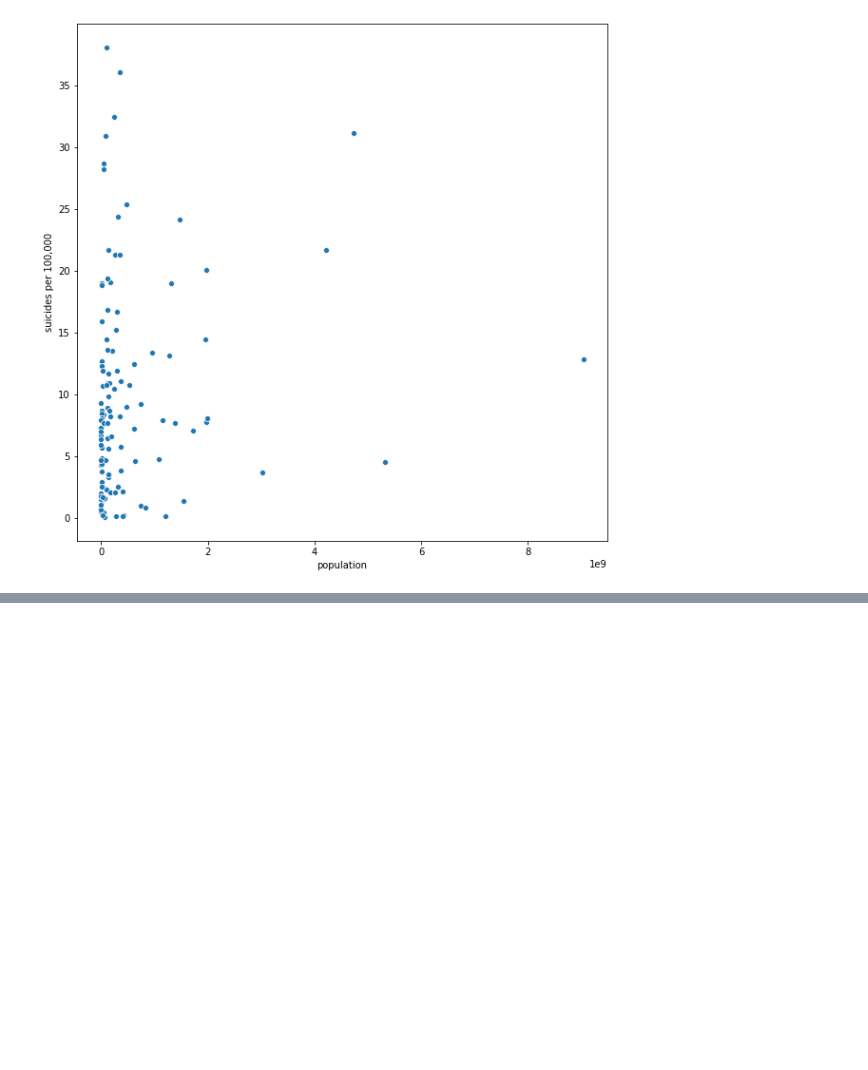
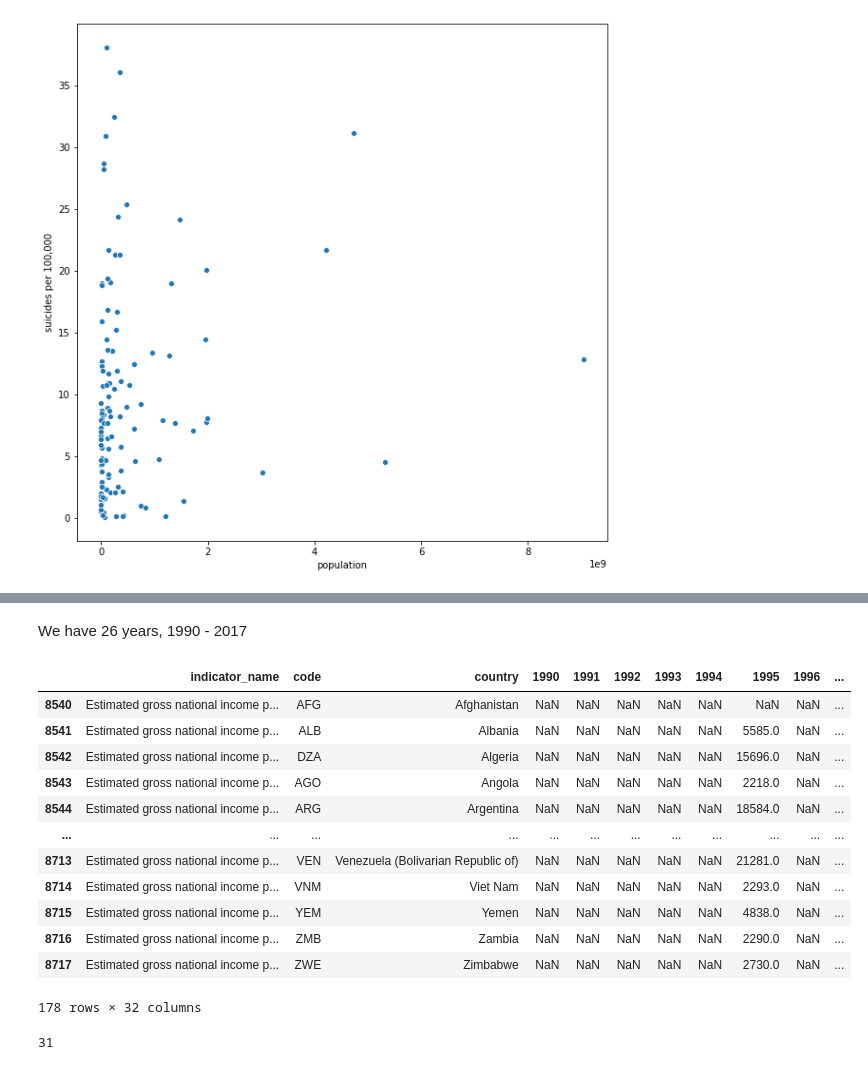
Before and after one commit to Hannemit/data_science_projects, a Jupyter notebook: notebooks/5_more_data_exploration.ipynb, the cells around one changed output, grey strips where cells are left out. Drawn from its saved outputs; the diff is of its cells as text; code cells hidden in the pictures; blank space fills up the shorter version.

```diff
--- a/notebooks/5_more_data_exploration.ipynb
+++ b/notebooks/5_more_data_exploration.ipynb
@@ -126,0 +177,2 @@ sns.scatterplot(x="population", y="suicides per 100,000", data=df_overall)
+# %%
+data = pd.read_excel("../data/raw/2018_all_indicators.xlsx")
@@ -126,0 +195,3 @@ sns.scatterplot(x="population", y="suicides per 100,000", data=df_overall)
+# %%
+data = data.drop(columns=["indicator_id", "dimension", 9999], axis=1)
+data = data.rename({"country_name": "country", "iso3": "code"}, axis=1)
@@ -126,0 +218,22 @@ sns.scatterplot(x="population", y="suicides per 100,000", data=df_overall)
+# %% [markdown]
+We have 26 years, 1990 - 2017
+# %%
+data[data["indicator_name"] == "Estimated gross national income per capita, male (2011 PPP $)"]
+# %% [output]
+|  | indicator_name | code | country | 1990 | 1991 | 1992 | 1993 | 1994 | 1995 | 1996 | ... |
+| 8540 | Estimated gross national income p... | AFG | Afghanistan | NaN | NaN | NaN | NaN | NaN | NaN | NaN | ... |
+| 8541 | Estimated gross national income p... | ALB | Albania | NaN | NaN | NaN | NaN | NaN | 5585.0 | NaN | ... |
+| 8542 | Estimated gross national income p... | DZA | Algeria | NaN | NaN | NaN | NaN | NaN | 15696.0 | NaN | ... |
+| 8543 | Estimated gross national income p... | AGO | Angola | NaN | NaN | NaN | NaN | NaN | 2218.0 | NaN | ... |
+| 8544 | Estimated gross national income p... | ARG | Argentina | NaN | NaN | NaN | NaN | NaN | 18584.0 | NaN | ... |
+| ... | ... | ... | ... | ... | ... | ... | ... | ... | ... | ... | ... |
+| 8713 | Estimated gross national income p... | VEN | Venezuela (Bolivarian Republic of) | NaN | NaN | NaN | NaN | NaN | 21281.0 | NaN | ... |
+| 8714 | Estimated gross national income p... | VNM | Viet Nam | NaN | NaN | NaN | NaN | NaN | 2293.0 | NaN | ... |
+| 8715 | Estimated gross national income p... | YEM | Yemen | NaN | NaN | NaN | NaN | NaN | 4838.0 | NaN | ... |
+| 8716 | Estimated gross national income p... | ZMB | Zambia | NaN | NaN | NaN | NaN | NaN | 2290.0 | NaN | ... |
+| 8717 | Estimated gross national income p... | ZWE | Zimbabwe | NaN | NaN | NaN | NaN | NaN | 2730.0 | NaN | ... |
+178 rows × 32 columns
+# %%
+len(data.columns)
+# %% [output]
+31
```
Also changed, not shown: parts of 18 cells of this notebook, 1 other file.
